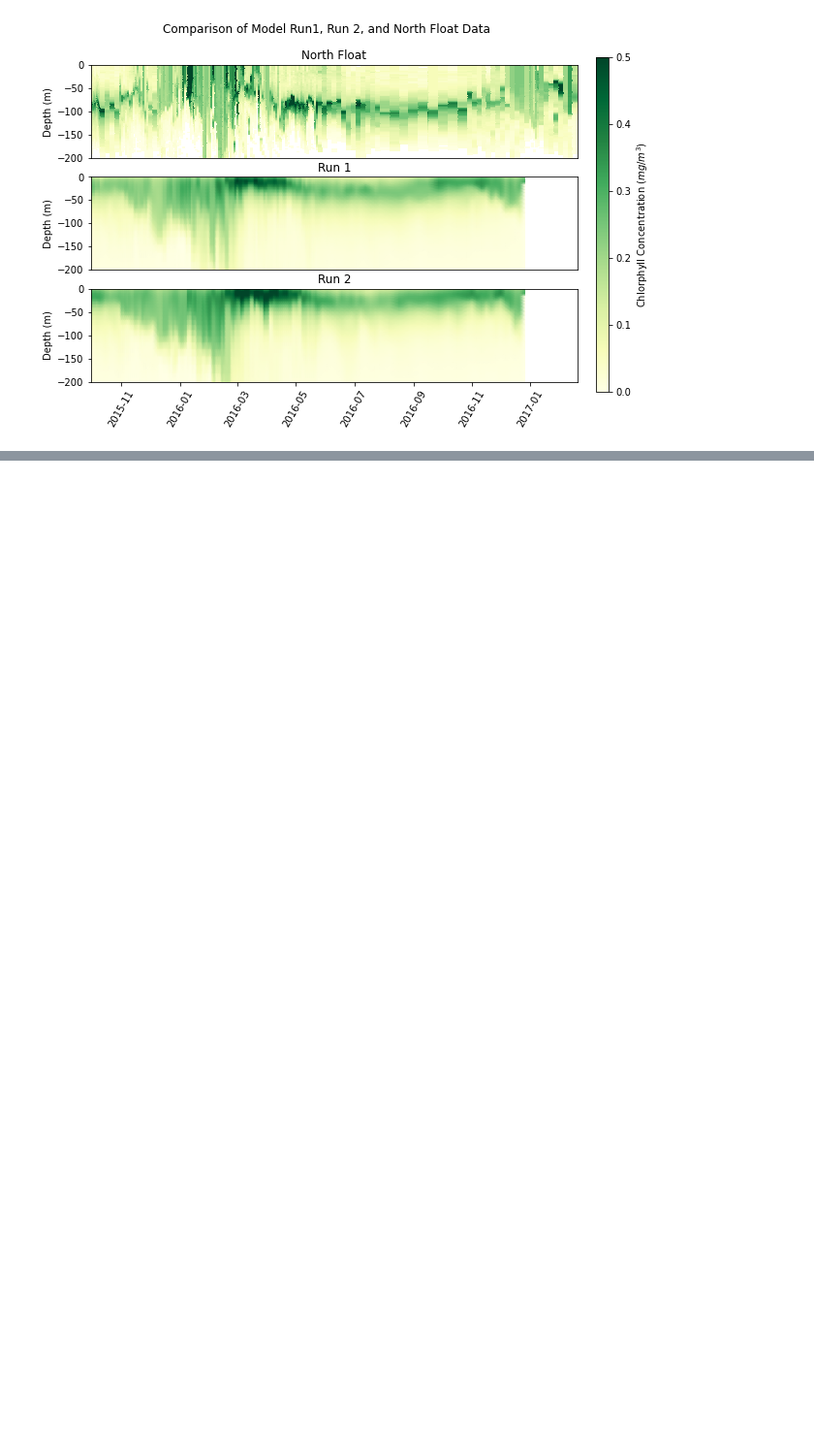
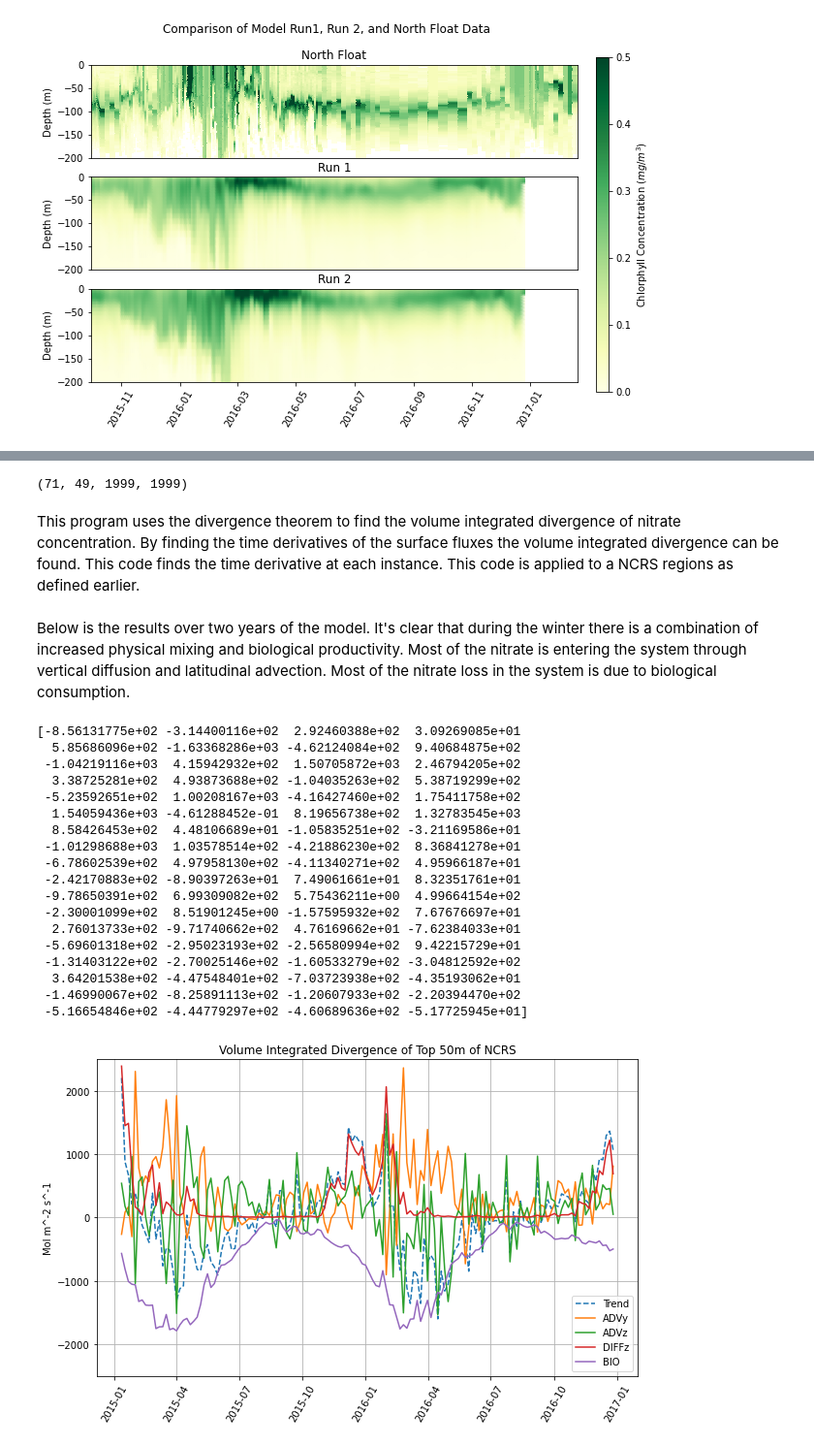
Before and after one commit to patrick-naylor/Red-Sea-Biogeochemical-Model-Validation, a Jupyter notebook: Model_Output.ipynb, the cells around one changed output, grey strips where cells are left out. Shown: that part at 97% size. Saved outputs shown, nothing was run; the diff lists cells and outputs as text; code cells hidden in the pictures; blank space fills up the shorter version.

```diff
--- a/Model_Output.ipynb
+++ b/Model_Output.ipynb
@@ -849,0 +820,15 @@ plt.savefig('r1vr2_nf_chl_accurate.png',bbox_inches = 'tight')
+# %%
+#calculate nitrate change
+
+DZ         = np.nan*np.ones((nz,ny,nx),'>f4')
+DRF1       = np.nan*np.ones((nz,ny,nx),'>f4')
+DRF        = DRF[:nz]
+for kk in range(nz):
+    DRF1[kk,...] = DRF[kk]
+    DZ[kk,...]   = DRF[kk]*hFacC[k,yel[0]:yel[-1]+1,xel].transpose()
+
+Tr = np.array(NO3f['TRAC04'][:,:,:,:])
+dTrdt      = np.diff(Tr[:,zel[0]:zel[-1]+1,yel[0]:yel[-1]+1,xel[0]:xel[-1]+1], axis = 0)/dt
+print(np.shape(dTrdt))
+# %% [output]
+(71, 49, 1999, 1999)
@@ -849,0 +866,2 @@ plt.savefig('r1vr2_nf_chl_accurate.png',bbox_inches = 'tight')
+# %% [markdown]
+This program uses the divergence theorem to find the volume integrated divergence of nitrate concentration. By finding the time derivatives of the surface fluxes the volume integrated divergence can be found. This code finds the time derivative at each instance. This code is applied to a NCRS regions as defined earlier.
@@ -849,0 +953,11 @@ plt.savefig('r1vr2_nf_chl_accurate.png',bbox_inches = 'tight')
+# %%
+#Sign Correction
+ADVz_int1 = -1*np.array(ADVz_int1)
+ADVy_int1 = -1*np.array(ADVy_int1)
+ADVx_int1 = -1*np.array(ADVx_int1)
+DIFFz_int1 = -1*np.array(DIFFz_int1)
+DIFFy_int1 = -1*np.array(DIFFy_int1)
+DIFFx_int1 = -1*np.array(DIFFx_int1)
+BIO_int1 = np.array(BIO_int1)
+dTrdt_int1 = np.array(dTrdt_int1)
+ADVcorr_int1 = np.array(ADVn_int1)
@@ -849,0 +977,40 @@ plt.savefig('r1vr2_nf_chl_accurate.png',bbox_inches = 'tight')
+# %% [markdown]
+Below is the results over two years of the model. It's clear that during the winter there is a combination of increased physical mixing and biological productivity. Most of the nitrate is entering the system through vertical diffusion and latitudinal advection. Most of the nitrate loss in the system is due to biological consumption.
+# %%
+print(ADVz_int1*-1)
+plt.figure(figsize=(10,6))
+plt.plot(time, data_1516[7,:], linestyle = '--', linewidth=1.5)
+plt.plot(time,data_1516[1,:])
+plt.plot(time,data_1516[2,:])
+#plt.plot(NO3f['time'][1:],DIFFx_int1[1:])
+#plt.plot(NO3f['time'][1:],DIFFy_int1[1:])
+plt.plot(time,data_1516[5,:])
+plt.plot(time,data_1516[6,:])
+plt.legend([ 'Trend', 'ADVy', 'ADVz','DIFFz', 'BIO'])
+plt.grid(True)
+#plt.plot(NO3f['time'][1:], np.zeros(72), linestyle = '--', color = 'grey')
+plt.ylabel('Mol m^-2 s^-1')
+plt.title('Volume Integrated Divergence of Top 50m of NCRS')
+plt.ylim([-2500, 2500])
+plt.xticks(rotation=60)
+plt.savefig('figures/Volume_Integrated_Divergence_top50_ncrs1516.png', bbox_inches = 'tight')
+# %% [output]
+[-8.56131775e+02 -3.14400116e+02  2.92460388e+02  3.09269085e+01
+  5.85686096e+02 -1.63368286e+03 -4.62124084e+02  9.40684875e+02
+ -1.04219116e+03  4.15942932e+02  1.50705872e+03  2.46794205e+02
+  3.38725281e+02  4.93873688e+02 -1.04035263e+02  5.38719299e+02
+ -5.23592651e+02  1.00208167e+03 -4.16427460e+02  1.75411758e+02
+  1.54059436e+03 -4.61288452e-01  8.19656738e+02  1.32783545e+03
+  8.58426453e+02  4.48106689e+01 -1.05835251e+02 -3.21169586e+01
+ -1.01298688e+03  1.03578514e+02 -4.21886230e+02  8.36841278e+01
+ -6.78602539e+02  4.97958130e+02 -4.11340271e+02  4.95966187e+01
+ -2.42170883e+02 -8.90397263e+01  7.49061661e+01  8.32351761e+01
+ -9.78650391e+02  6.99309082e+02  5.75436211e+00  4.99664154e+02
+ -2.30001099e+02  8.51901245e+00 -1.57595932e+02  7.67676697e+01
+  2.76013733e+02 -9.71740662e+02  4.76169662e+01 -7.62384033e+01
+ -5.69601318e+02 -2.95023193e+02 -2.56580994e+02  9.42215729e+01
+ -1.31403122e+02 -2.70025146e+02 -1.60533279e+02 -3.04812592e+02
+  3.64201538e+02 -4.47548401e+02 -7.03723938e+02 -4.35193062e+01
+ -1.46990067e+02 -8.25891113e+02 -1.20607933e+02 -2.20394470e+02
+ -5.16654846e+02 -4.44779297e+02 -4.60689636e+02 -5.17725945e+01]
+[figure, added]
```
Also changed, not shown: parts of 30 cells of this notebook.
